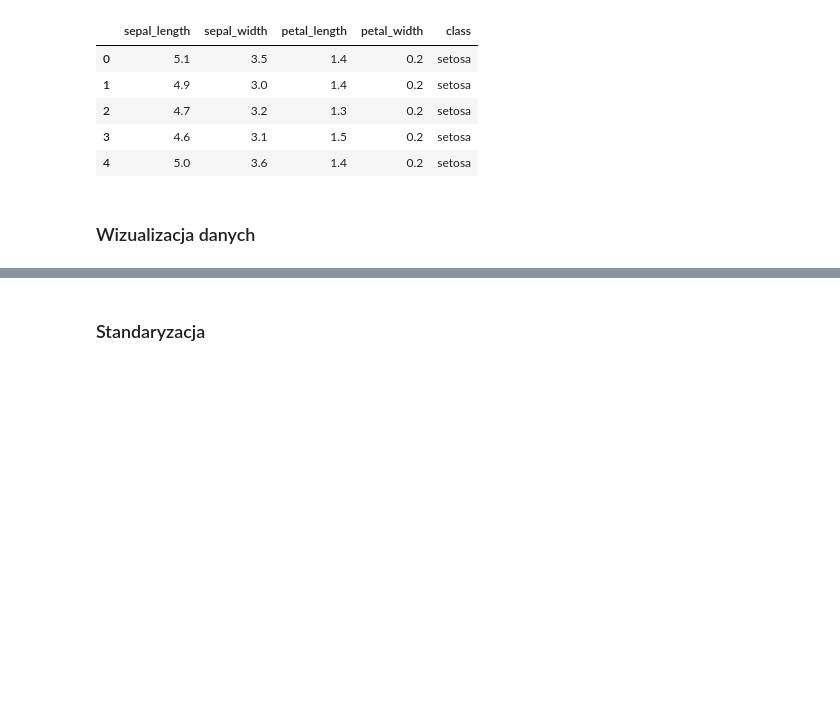
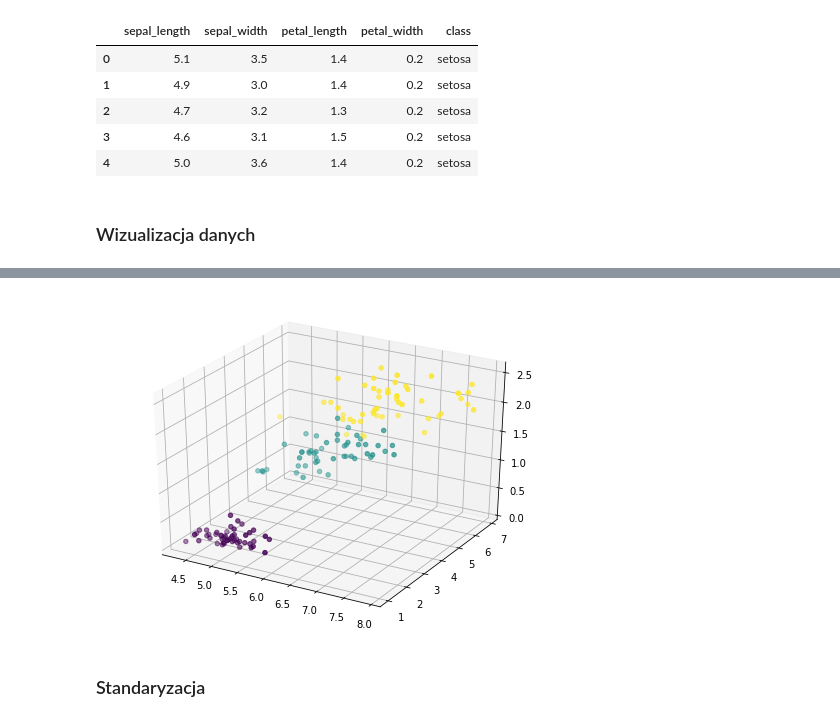
Before and after one commit to KamilBienias/data-science, a Jupyter notebook: kursPawełKrakowiak/machine-learning-bootcamp/unsupervised/02_dimensionality_reduction/01_pca_math.ipynb, the cells around one changed output, grey strips where cells are left out. Drawn from its saved outputs; the diff is of its cells as text; code cells hidden in the pictures; blank space fills up the shorter version.

```diff
--- a/kursPawełKrakowiak/machine-learning-bootcamp/unsupervised/02_dimensionality_reduction/01_pca_math.ipynb
+++ b/kursPawełKrakowiak/machine-learning-bootcamp/unsupervised/02_dimensionality_reduction/01_pca_math.ipynb
@@ -101,6 +101,15 @@ px.scatter_3d(df, x='sepal_length', y='petal_length', z='petal_width', template=
 # chcę te 3 zmienne zamienić na dwie zmienne: pca1 i pca2
 # %% [output]
 [interactive output not drawn]
+# %%
+# sam robię w matplotlib bo na github nie widać plotly
+import matplotlib.pyplot as plt
+fig = plt.figure(figsize=(8.0,6.0))
+ax = fig.add_subplot(111, projection='3d')
+ax.scatter(df['sepal_length'], df['petal_length'], df['petal_width'], c=raw_data['target'])
+plt.show()
+# %% [output]
+[figure, added]
 # %% [markdown]
 ### <a name='3'></a> Standaryzacja
 # %%
```
Also changed, not shown: parts of 5 cells of this notebook.
